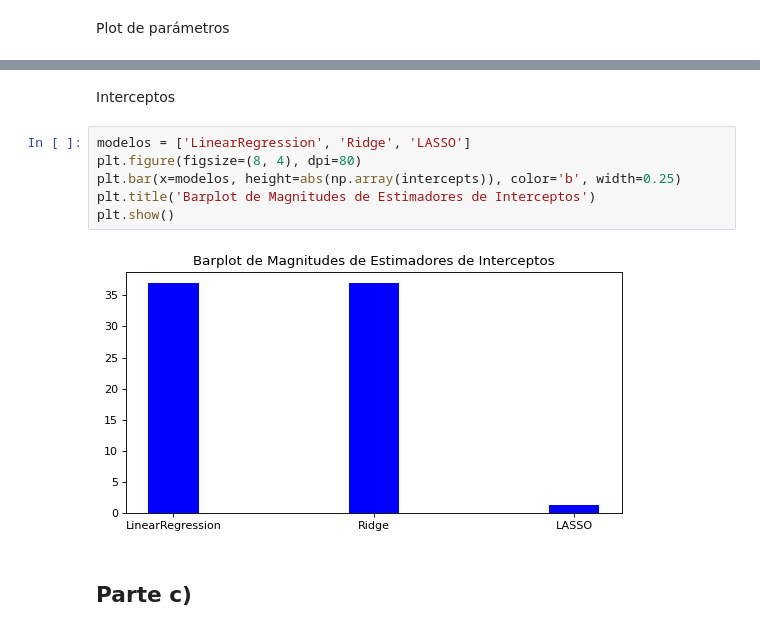
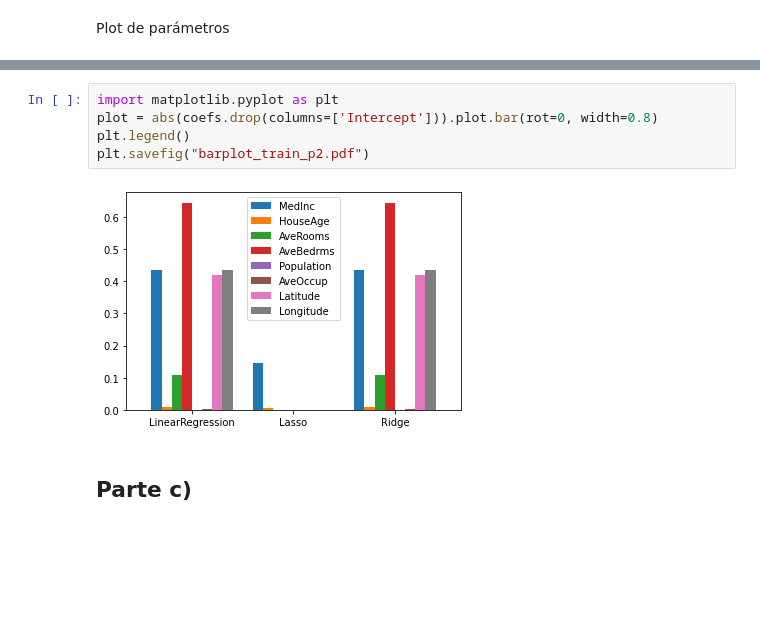
Before and after one commit to nicacevedo/Machine-Learning-DIM, a Jupyter notebook: TP1/TP1_P2.ipynb, the cells around one changed output, grey strips where cells are left out. Cells and saved outputs as stored; diff of their text form; blank space fills up the shorter version.

```diff
--- a/TP1/TP1_P2.ipynb
+++ b/TP1/TP1_P2.ipynb
@@ -131,13 +116,10 @@ plt.show()
-# %% [markdown]
-Interceptos
-# %%
-modelos = ['LinearRegression', 'Ridge', 'LASSO']
-plt.figure(figsize=(8, 4), dpi=80)
-plt.bar(x=modelos, height=abs(np.array(intercepts)), color='b', width=0.25)
-plt.title('Barplot de Magnitudes de Estimadores de Interceptos')
-plt.show()
-# %% [output]
-[figure, removed]
+# %%
+import matplotlib.pyplot as plt
+plot = abs(coefs.drop(columns=['Intercept'])).plot.bar(rot=0, width=0.8)
+plt.legend()
+plt.savefig("barplot_train_p2.pdf")
+# %% [output]
+[figure, added]
 # %% [markdown]
 ## Parte c)
 # %%
```
Also changed, not shown: parts of 35 cells of this notebook, 4 other files.
